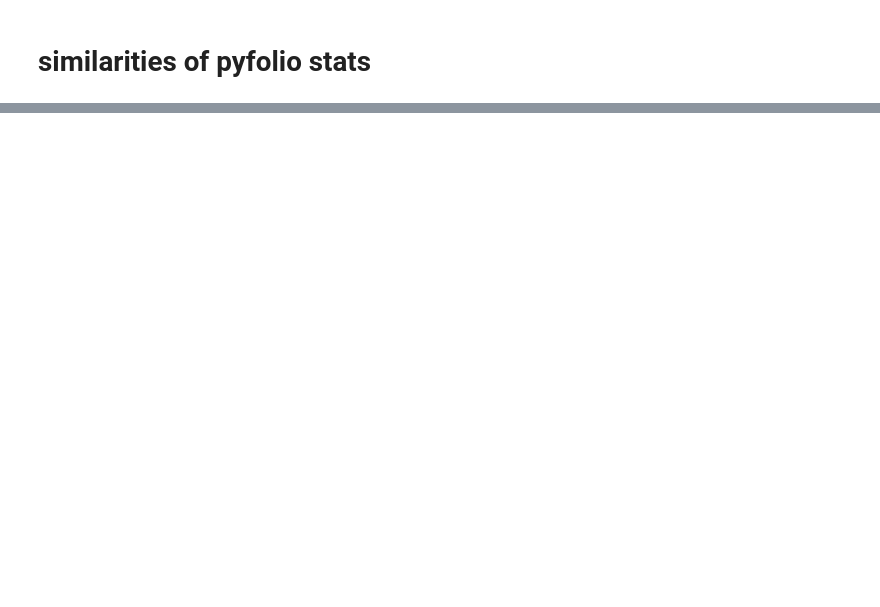
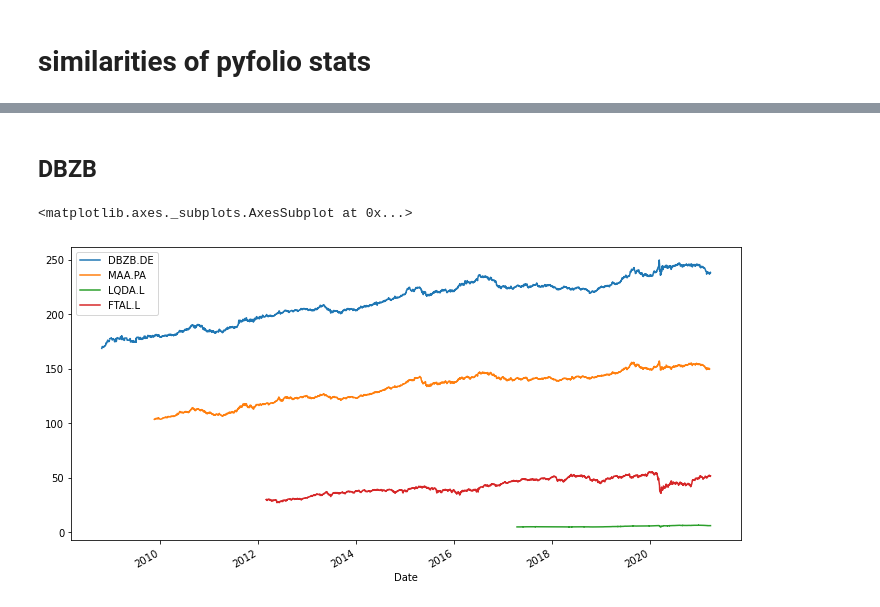
Before and after one commit to jklen/fin, a Jupyter notebook: finax_vs_admiral.ipynb, the cells around one changed output, grey strips where cells are left out. Saved outputs shown, nothing was run; the diff lists cells and outputs as text; code cells hidden in the pictures; blank space fills up the shorter version.

```diff
--- a/finax_vs_admiral.ipynb
+++ b/finax_vs_admiral.ipynb
@@ -22,9 +35,20 @@ warnings.filterwarnings("ignore")
+# %%
+df_admiral = pickle.load(open('data/df_admiral_yf.pickle', 'rb'))
+df_finax = pickle.load(open('data/df_finax.pickle', 'rb'))
+
+weird_admiral_etf_list = pickle.load(open('data/weird_admiral_etf_list.pickle', 'rb'))
+
+#df_finax_stats = pickle.load(open('data/df_finax_stats.pickle', 'rb'))
+df_admiral_stats = pickle.load(open('data/df_admiral_stats.pickle', 'rb'))
 # %%
-df_admiral = pickle.load(open('data/df_admiral_yf.pickle', 'rb'))
+weird_admiral_etf_list.append('MTX1.PA')
+
 df_admiral = df_admiral['Adj Close']
-df_finax = pickle.load(open('data/df_finax.pickle', 'rb'))
+df_admiral = df_admiral.loc[:, ~df_admiral.columns.isin(weird_admiral_etf_list)]
 df_finax = df_finax.tz_localize('UTC')
 df_finax = df_finax['Adj Close']
 df_admiral = df_admiral.tz_localize('UTC')
+
+#df_admiral_stats = df_admiral_stats.loc[~df_admiral_stats.index.isin(weird_admiral_etf_list)]
 # %% [markdown]
 # correlations
@@ -55,0 +250,12 @@ with pd.option_context('display.max_rows', None, 'display.max_columns', None):
+# %%
+dic = {'DBZB.DE':['MAA.PA', 'LQDA.L', 'FTAL.L'],
+      'FRCK.DE':['SLXX.L', 'EUN1.DE', 'FOO.PA'],
+      'IS3N.DE':['AEEM.PA', 'DBX1.DE', 'IJPE.L'],
+      'SPY4.DE':['DXSH.DE', 'TNO.PA', 'WLD.PA'],
+      'SXR8.DE':['XDWD.DE', 'LYPS.DE', 'USA.PA'],
+      'XBLC.MI':['MAA.PA', 'LQDA.L', 'SLXX.L'],
+      'XHYA.DE':['XSX6.L', 'DXSK.DE', 'MVEU.SW'],
+      'XSX6.MI':['DBXA.DE', 'ERO.PA', 'FTAL.L'],
+      'XXSC.MI':['EXS3.DE', 'TNO.PA', 'DXSH.DE'],
+      'ZPRR.DE':['CST.PA', 'PVX.PA', 'IND.PA']}
+df_top = pd.DataFrame.from_dict(dic, orient = 'columns')
@@ -55,0 +289,9 @@ with pd.option_context('display.max_rows', None, 'display.max_columns', None):
+# %% [markdown]
+## DBZB
+# %%
+df = pd.DataFrame(df_finax['DBZB.DE'])
+df = df.join(df_admiral[df_top['DBZB.DE']], how = 'outer')
+df.plot(figsize = (12,6))
+# %% [output]
+<matplotlib.axes._subplots.AxesSubplot at 0x...>
+[figure, added]
```
Also changed, not shown: parts of 66 cells of this notebook, 7 other files.
